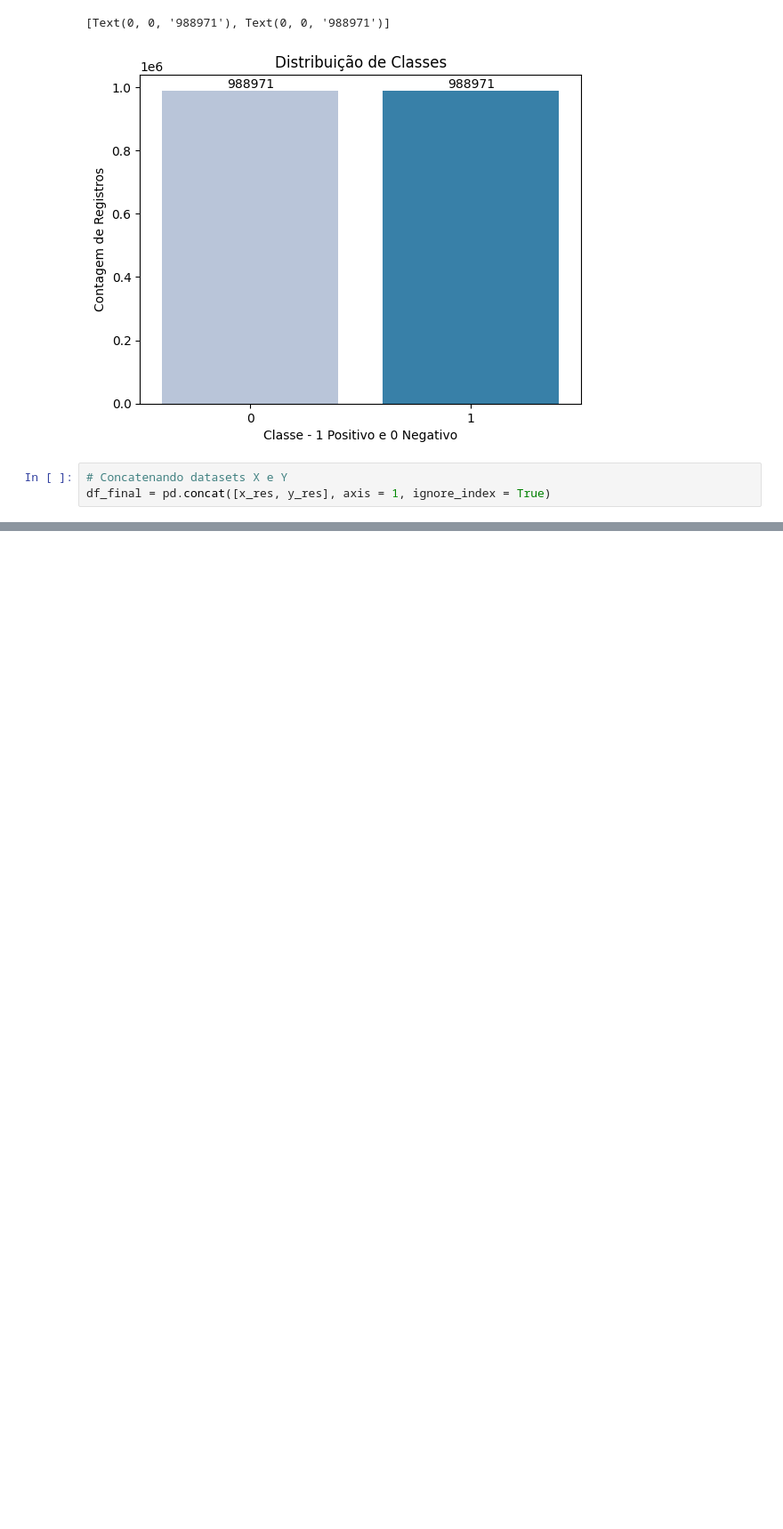
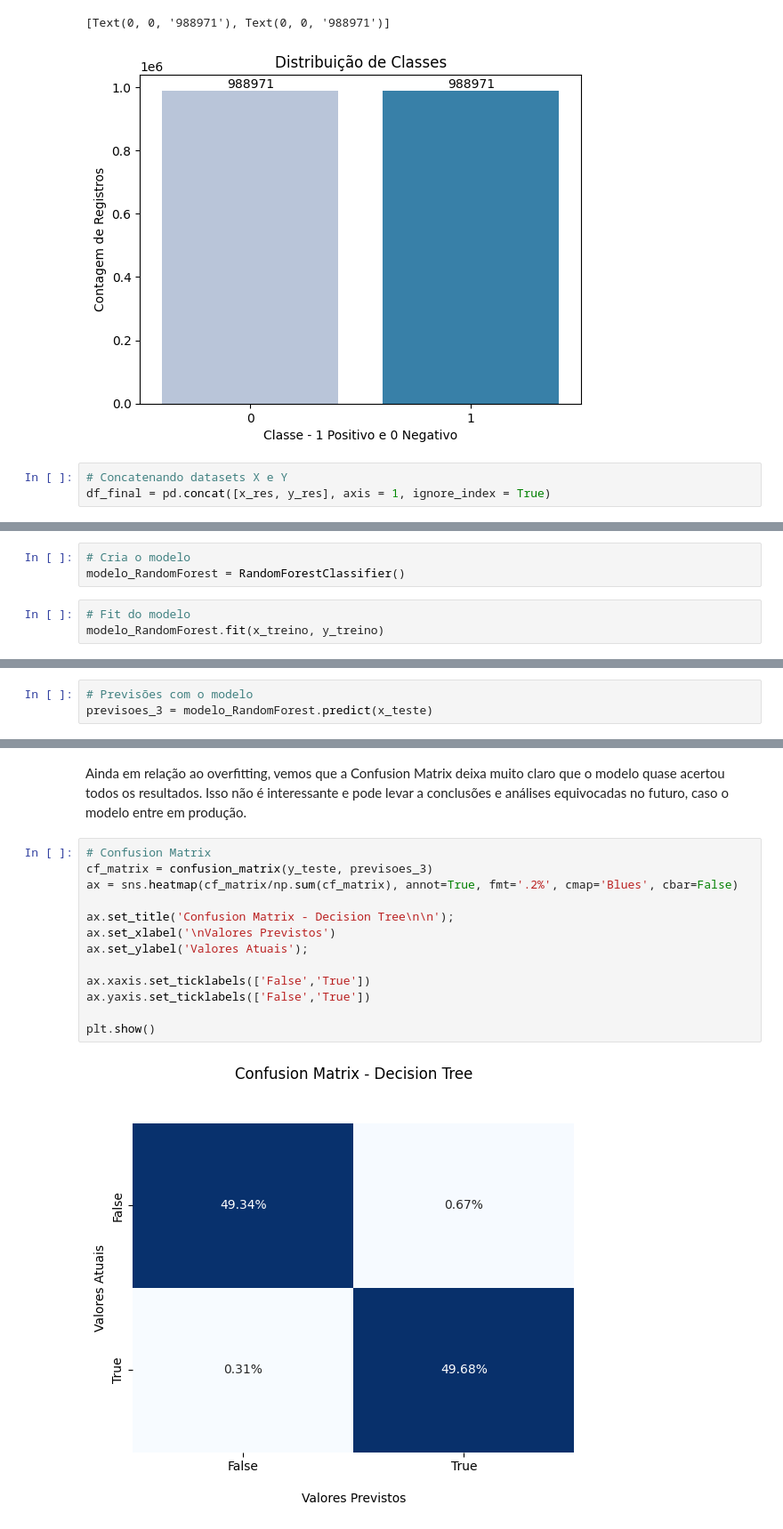
Before and after one commit to marcosmorais94/fraud_bankaccount, a Jupyter notebook: bank_fraud.ipynb, the cells around one changed output, grey strips where cells are left out. Shown at 89% size. Saved outputs shown, nothing was run; the diff lists cells and outputs as text; blank space fills up the shorter version.

```diff
--- a/bank_fraud.ipynb
+++ b/bank_fraud.ipynb
@@ -414,0 +552,6 @@ df_final = pd.concat([x_res, y_res], axis = 1, ignore_index = True)
+# %%
+# Cria o modelo
+modelo_RandomForest = RandomForestClassifier()
+# %%
+# Fit do modelo
+modelo_RandomForest.fit(x_treino, y_treino)
@@ -414,0 +564,3 @@ df_final = pd.concat([x_res, y_res], axis = 1, ignore_index = True)
+# %%
+# Previsões com o modelo
+previsoes_3 = modelo_RandomForest.predict(x_teste)
@@ -414,0 +590,17 @@ df_final = pd.concat([x_res, y_res], axis = 1, ignore_index = True)
+# %% [markdown]
+Ainda em relação ao overfitting, vemos que a Confusion Matrix deixa muito claro que o modelo quase acertou todos os resultados. Isso não é interessante e pode levar a conclusões e análises equivocadas no futuro, caso o modelo entre em produção.
+# %%
+# Confusion Matrix
+cf_matrix = confusion_matrix(y_teste, previsoes_3)
+ax = sns.heatmap(cf_matrix/np.sum(cf_matrix), annot=True, fmt='.2%', cmap='Blues', cbar=False)
+
+ax.set_title('Confusion Matrix - Decision Tree\n\n');
+ax.set_xlabel('\nValores Previstos')
+ax.set_ylabel('Valores Atuais');
+
+ax.xaxis.set_ticklabels(['False','True'])
+ax.yaxis.set_ticklabels(['False','True'])
+
+plt.show()
+# %% [output]
+[figure, added]
```
Also changed, not shown: parts of 29 cells of this notebook.
